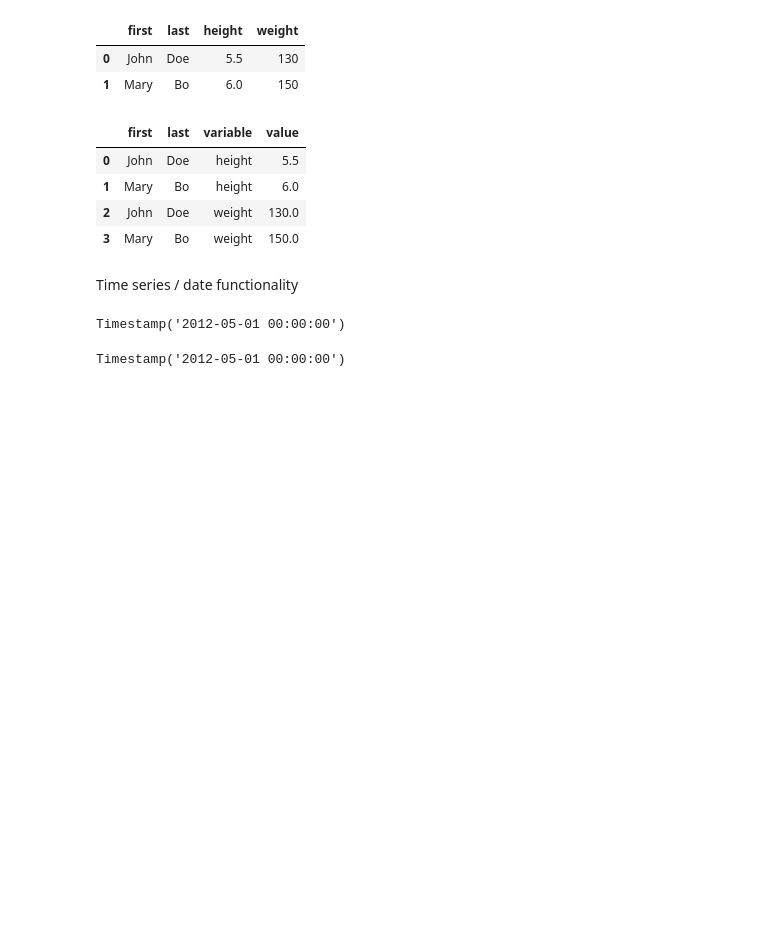
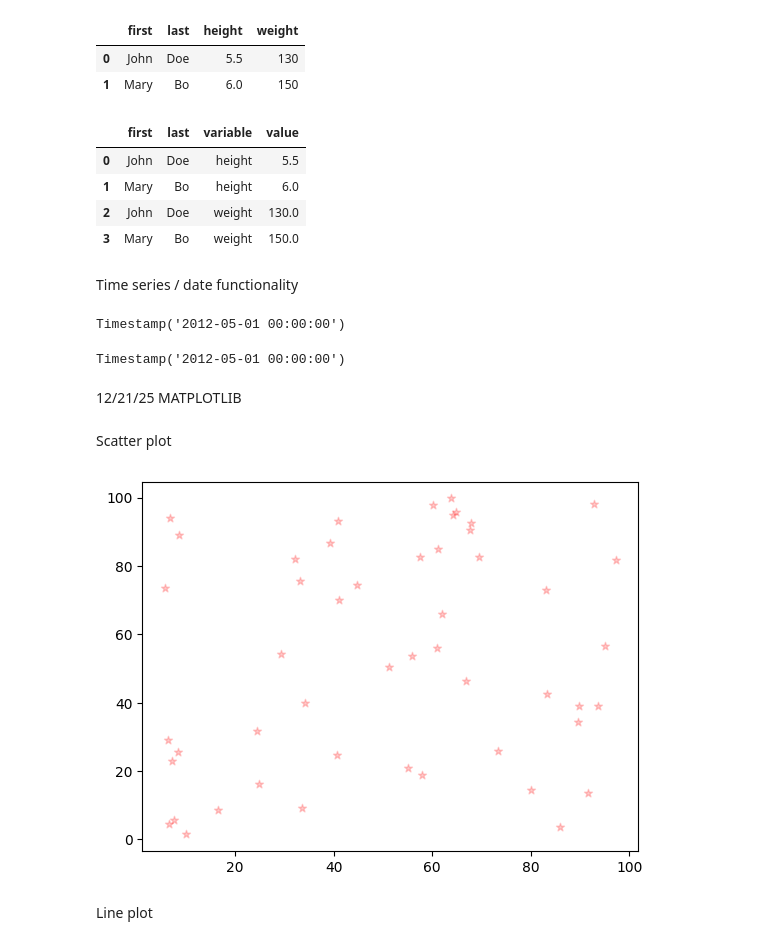
Before and after one commit to dhyan95/Self-Learning-Python-Journey, a Jupyter notebook: Python_journal.ipynb, the cells around one changed output. Drawn from its saved outputs; the diff is of its cells as text; code cells hidden in the pictures; blank space fills up the shorter version.

```diff
--- a/Python_journal.ipynb
+++ b/Python_journal.ipynb
@@ -945,3 +947,5 @@ pd.Timestamp("2012-05-01")
 pd.Timestamp('2012-05-01 00:00:00')
 # %% [output]
 Timestamp('2012-05-01 00:00:00')
+# %% [markdown]
+12/21/25 MATPLOTLIB
@@ -947,0 +954,12 @@ Timestamp('2012-05-01 00:00:00')
+# %%
+X = np.random.rand(50)*100
+Y = np.random.rand(50)*100
+# %% [markdown]
+Scatter plot
+# %%
+plt.scatter(X,Y,color='red',marker='*',alpha=0.2)   #s=150 for size increase
+plt.show()
+# %% [output]
+[figure, added]
+# %% [markdown]
+Line plot
```
Also changed, not shown: parts of 51 cells of this notebook.
